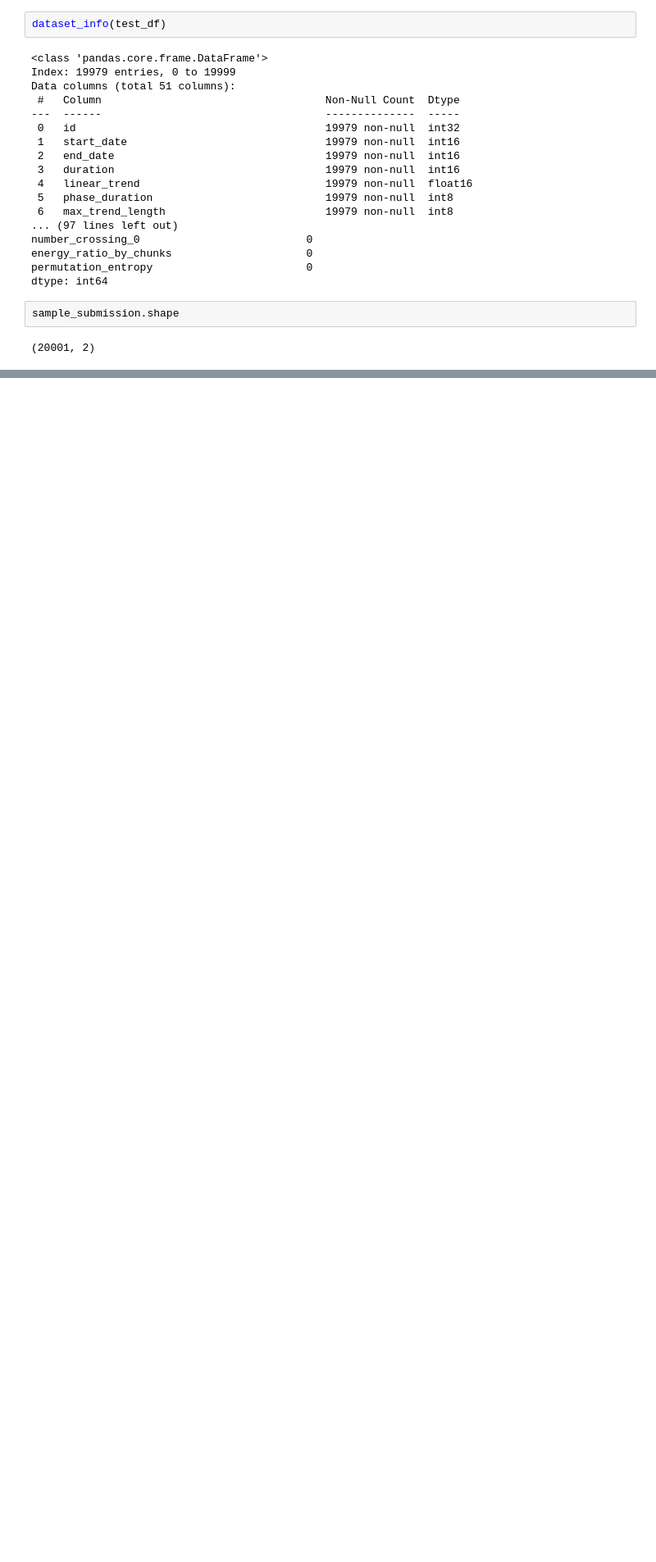
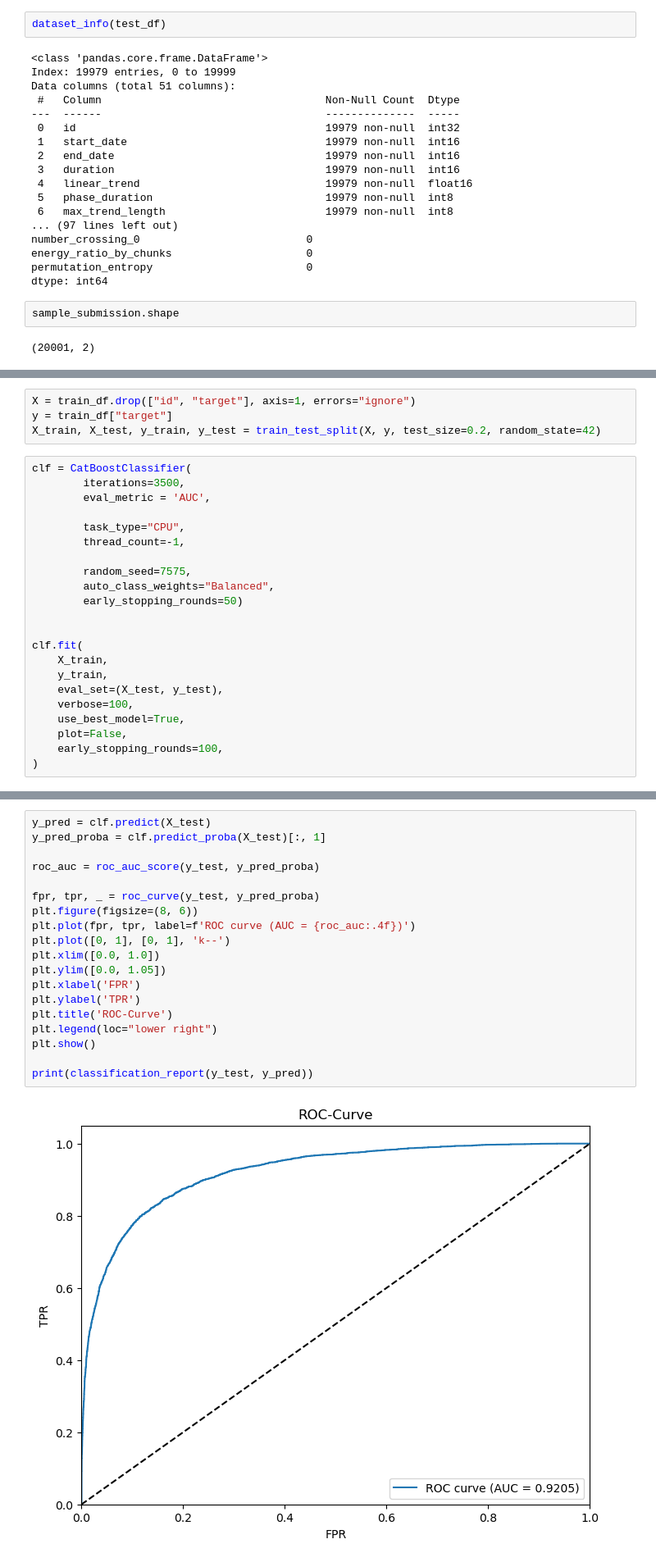
Before and after one commit to h3ct0rzzz/ml_ts_classification, a Jupyter notebook: notebooks/test.ipynb, the cells around one changed output, grey strips where cells are left out. Shown at 82% size. Cells and saved outputs as stored; diff of their text form; blank space fills up the shorter version.

```diff
--- a/notebooks/test.ipynb
+++ b/notebooks/test.ipynb
@@ -130,0 +185,26 @@ Total: 79,912
+# %%
+X = train_df.drop(["id", "target"], axis=1, errors="ignore")
+y = train_df["target"]
+X_train, X_test, y_train, y_test = train_test_split(X, y, test_size=0.2, random_state=42)
+# %%
+clf = CatBoostClassifier(
+        iterations=3500,
+        eval_metric = 'AUC',
+
+        task_type="CPU",
+        thread_count=-1,
+
+        random_seed=7575,
+        auto_class_weights="Balanced",
+        early_stopping_rounds=50)
+
+
+clf.fit(
+    X_train,
+    y_train,
+    eval_set=(X_test, y_test),
+    verbose=100,
+    use_best_model=True,
+    plot=False,
+    early_stopping_rounds=100,
+)
@@ -130,0 +232,21 @@ Total: 79,912
+# %%
+y_pred = clf.predict(X_test)
+y_pred_proba = clf.predict_proba(X_test)[:, 1]
+
+roc_auc = roc_auc_score(y_test, y_pred_proba)
+
+fpr, tpr, _ = roc_curve(y_test, y_pred_proba)
+plt.figure(figsize=(8, 6))
+plt.plot(fpr, tpr, label=f'ROC curve (AUC = {roc_auc:.4f})')
+plt.plot([0, 1], [0, 1], 'k--')
+plt.xlim([0.0, 1.0])
+plt.ylim([0.0, 1.05])
+plt.xlabel('FPR')
+plt.ylabel('TPR')
+plt.title('ROC-Curve')
+plt.legend(loc="lower right")
+plt.show()
+
+print(classification_report(y_test, y_pred))
+# %% [output]
+[figure, added]
```
Also changed, not shown: parts of 18 cells of this notebook, 1 other file.
